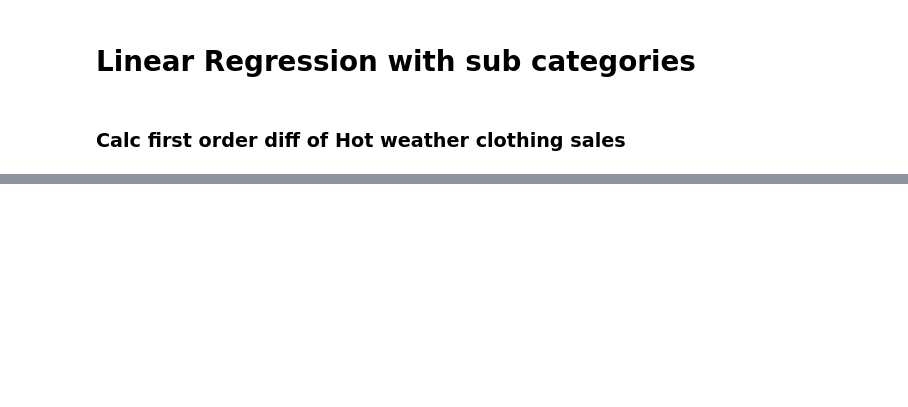
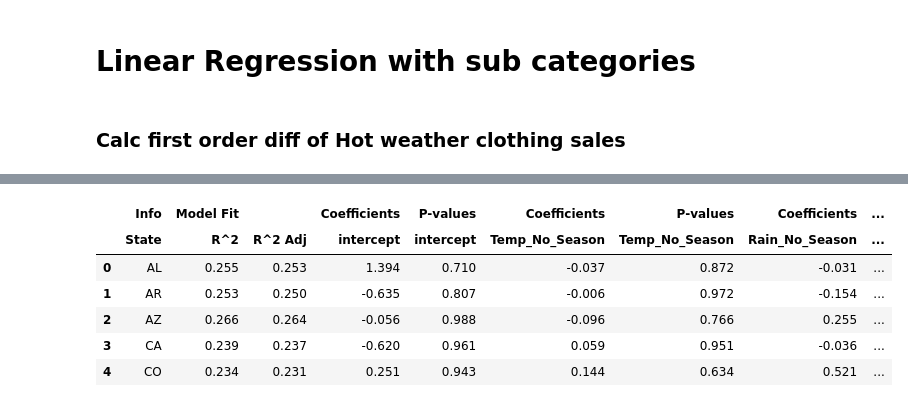
Before and after one commit to MoritzBaldauf/Bachelor_Thesis_Code, a Jupyter notebook: Linear_regression.ipynb, the cells around one changed output, grey strips where cells are left out. Cells and saved outputs as stored; diff of their text form; code cells hidden in the pictures; blank space fills up the shorter version.

```diff
--- a/Linear_regression.ipynb
+++ b/Linear_regression.ipynb
@@ -349,0 +479,4 @@ fig.show()
+# %%
+from utils.linear_reg_fun import linear_regresion_per_state
+
+linear_reg2 = linear_regresion_per_state(fashion_df, y_input="first_order_diff_Revenue", X_input=["Temp_No_Season", "Rain_No_Season", "first_order_diff_Revenue_lagged", "tavg", "ppt", "Time"])
@@ -349,0 +501,10 @@ fig.show()
+# %%
+linear_reg2.head()
+# %% [output]
+|  | Info | Model Fit |  | Coefficients | P-values | Coefficients | P-values | Coefficients | ... |
+|  | State | R^2 | R^2 Adj | intercept | intercept | Temp_No_Season | Temp_No_Season | Rain_No_Season | ... |
+| 0 | AL | 0.255 | 0.253 | 1.394 | 0.710 | -0.037 | 0.872 | -0.031 | ... |
+| 1 | AR | 0.253 | 0.250 | -0.635 | 0.807 | -0.006 | 0.972 | -0.154 | ... |
+| 2 | AZ | 0.266 | 0.264 | -0.056 | 0.988 | -0.096 | 0.766 | 0.255 | ... |
+| 3 | CA | 0.239 | 0.237 | -0.620 | 0.961 | 0.059 | 0.951 | -0.036 | ... |
+| 4 | CO | 0.234 | 0.231 | 0.251 | 0.943 | 0.144 | 0.634 | 0.521 | ... |
```
Also changed, not shown: parts of 26 cells of this notebook.
